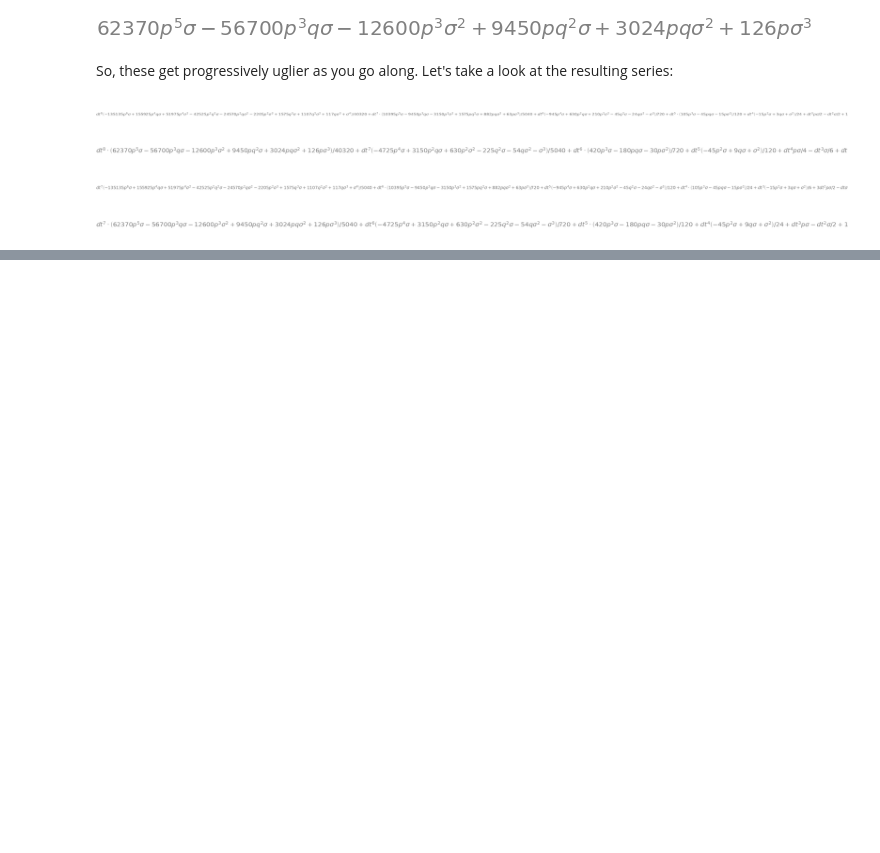
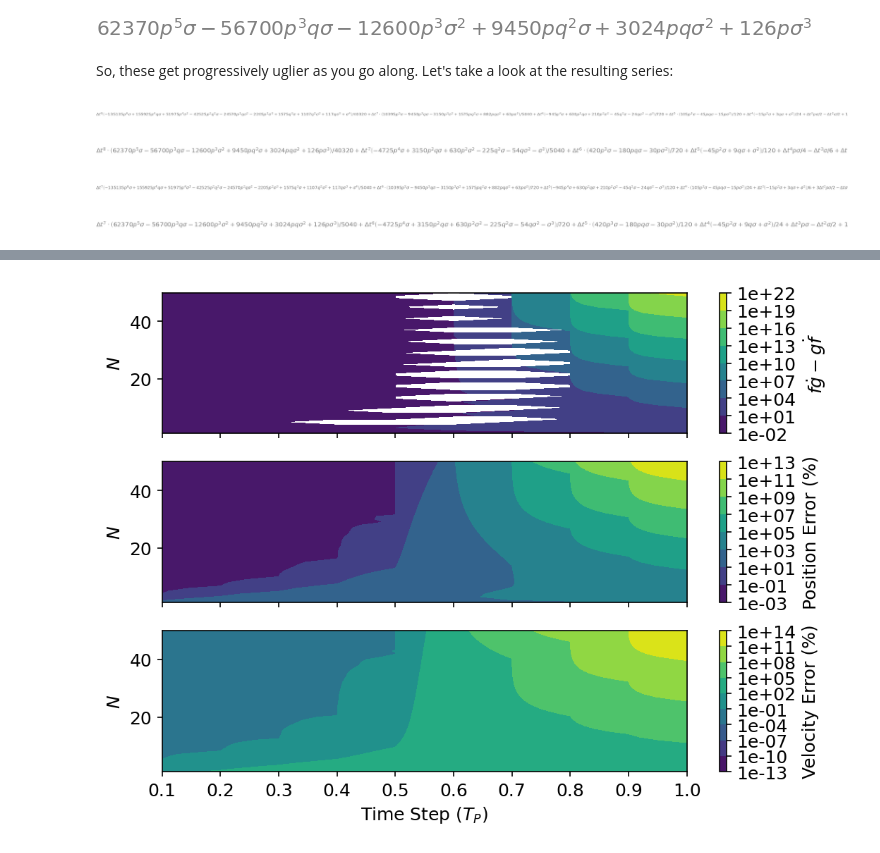
Before and after one commit to dsavransky/astrodynamicsbook, a Jupyter notebook: Notebooks/20-Series Solutions for f and g.ipynb, the cells around one changed output, grey strips where cells are left out. Drawn from its saved outputs; the diff is of its cells as text; code cells hidden in the pictures; blank space fills up the shorter version.

```diff
--- a/Notebooks/20-Series Solutions for f and g.ipynb
+++ b/Notebooks/20-Series Solutions for f and g.ipynb
@@ -152,7 +152,7 @@ def genfgseriescoeffs(N):
                 g_n coefficients
     """
 
-    s,p,q,sd,pd,qd,dt = symbols('sigma,p,q,sigmadot,pdot,qdot,dt')
+    s,p,q,sd,pd,qd = symbols('sigma,p,q,sigmadot,pdot,qdot')
     diffmap = {s:sd,p:pd,q:qd}
 
     fn = s/s # initialize to symbolic (rather than numerical) 1
@@ -183,11 +183,13 @@ def genfgseries(fs, gs):
 
     Returns:
         tuple:
-            fseries
-            gseries
-            fdotseries
-            gdotseries
+            fseries (sympy.Add)
+            gseries (sympy.Add)
+            fdotseries (sympy.Add)
+            gdotseries (sympy.Add)
     """
+    dt = symbols("\Delta{t}")
+
     fseries = 0
     gseries = 0
     fdotseries = 0
@@ -260,0 +300,2 @@ Wall time: 2min 50s
+# %%
+fseries, gseries, fdotseries, gdotseries = genfgserieslambda(fs2,gs2)
@@ -260,0 +376,14 @@ Wall time: 2min 50s
+# %%
+from matplotlib import ticker
+fig,ax = plt.subplots(3,1,figsize=(8,6),sharex=True)
+tmp = np.ma.masked_where(fgcheck.transpose() <= 0, fgcheck.transpose())
+p1 = ax[0].contourf(ts,ords,tmp, locator=ticker.LogLocator())
+cb1 = fig.colorbar(p1,ax=ax[0],label='$f\dot{g} - g\dot{f}$',format='%.0e')
+p2 = ax[1].contourf(ts,ords,rerr.transpose(), locator=ticker.LogLocator())
+cb2 = fig.colorbar(p2,ax=ax[1],label='Position Error (%)',format='%.0e')
+p3 = ax[2].contourf(ts,ords,verr.transpose(), locator=ticker.LogLocator())
+cb3 = fig.colorbar(p3,ax=ax[2],label='Velocity Error (%)',format='%.0e')
+for a in ax: a.set_ylabel("$N$")
+ax[2].set_xlabel('Time Step ($T_P$)');
+# %% [output]
+[figure, added]
```
Also changed, not shown: parts of 15 cells of this notebook, 2 other files.
